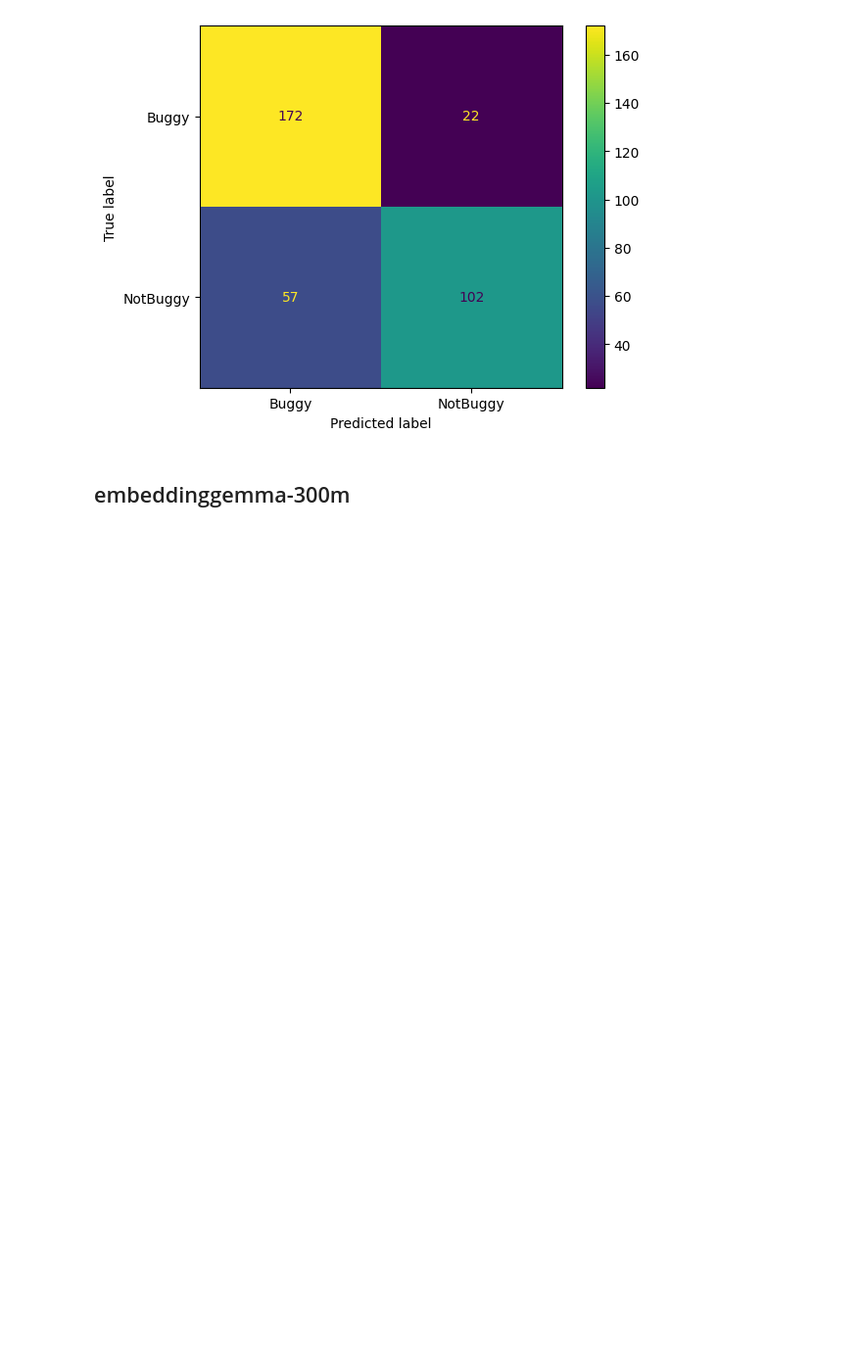
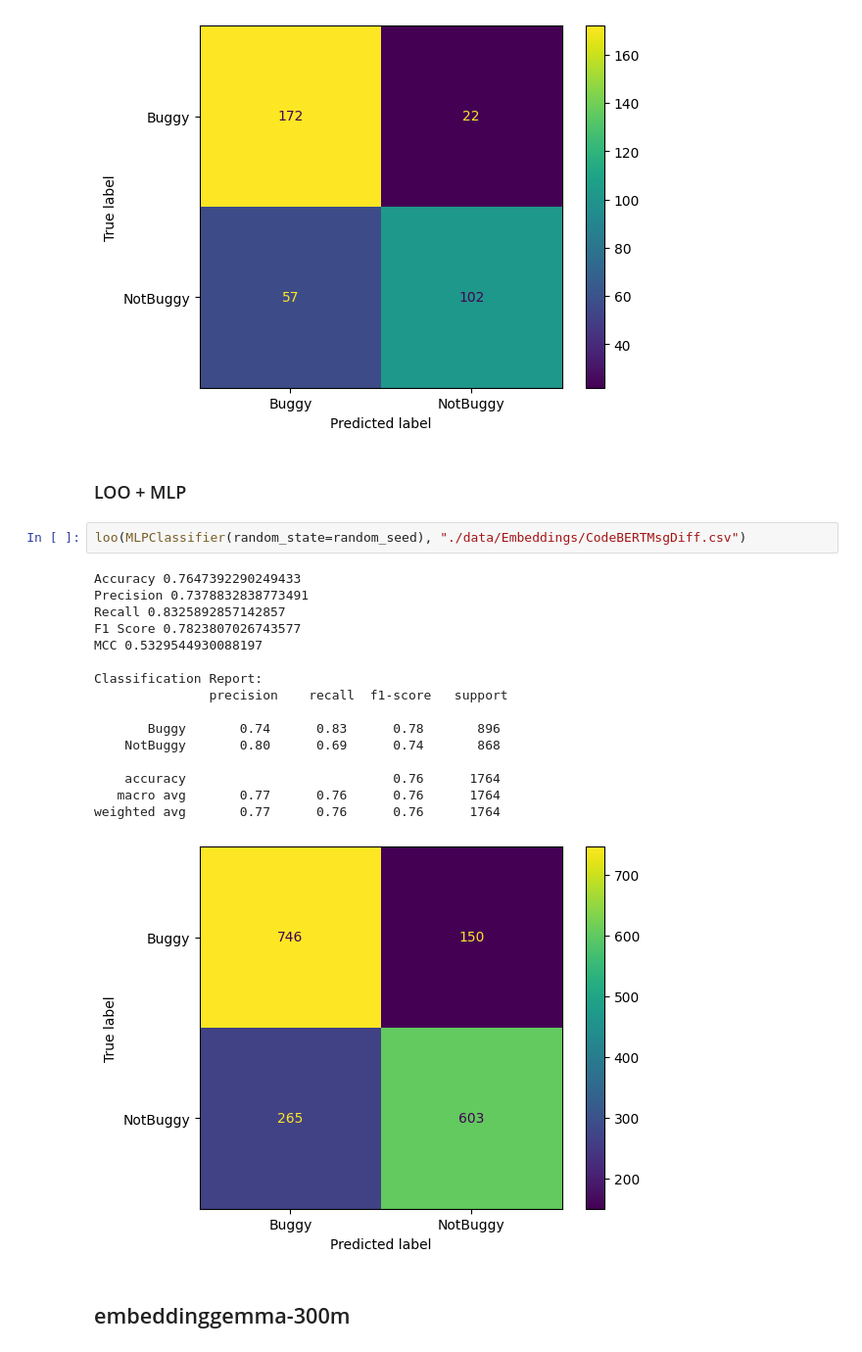
Before and after one commit to SQMLab/Tangled, a Jupyter notebook: RQ3.ipynb, the cells around one changed output. Shown at 98% size. Saved outputs shown, nothing was run; the diff lists cells and outputs as text; blank space fills up the shorter version.

```diff
--- a/RQ3.ipynb
+++ b/RQ3.ipynb
@@ -539,6 +539,27 @@ Classification Report:
    macro avg       0.79      0.76      0.77       353
 weighted avg       0.78      0.78      0.77       353
 [figure]
+# %% [markdown]
+### LOO + MLP
+# %%
+loo(MLPClassifier(random_state=random_seed), "./data/Embeddings/CodeBERTMsgDiff.csv")
+# %% [output]
+Accuracy 0.7647392290249433
+Precision 0.7378832838773491
+Recall 0.8325892857142857
+F1 Score 0.7823807026743577
+MCC 0.5329544930088197
+
+Classification Report:
+               precision    recall  f1-score   support
+
+       Buggy       0.74      0.83      0.78       896
+    NotBuggy       0.80      0.69      0.74       868
+
+    accuracy                           0.76      1764
+   macro avg       0.77      0.76      0.76      1764
+weighted avg       0.77      0.76      0.76      1764
+[figure, added]
 # %% [markdown]
 ## embeddinggemma-300m
 # %%
```
Also changed, not shown: parts of 4 cells of this notebook.
